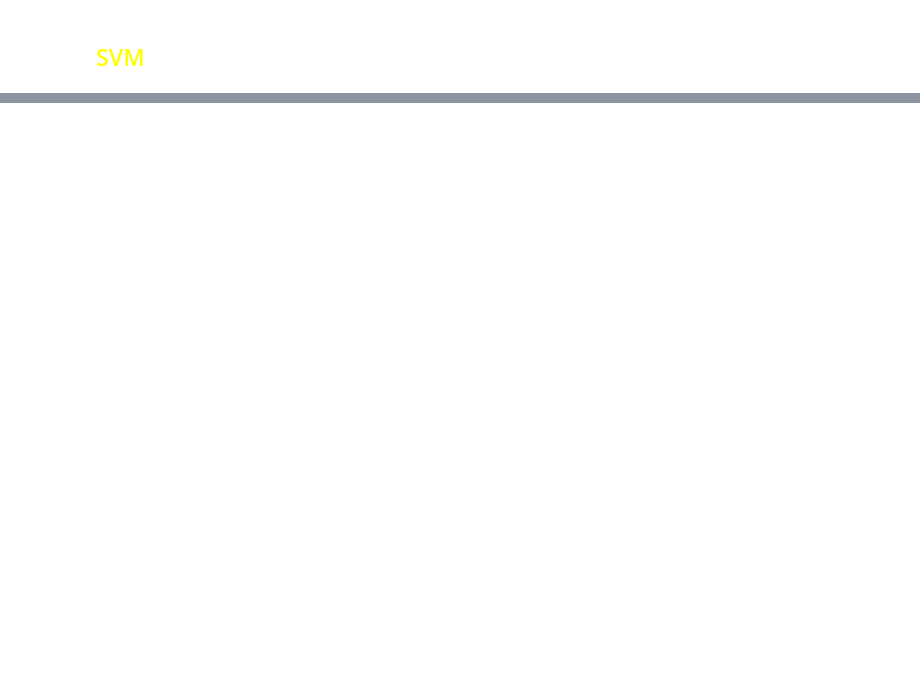
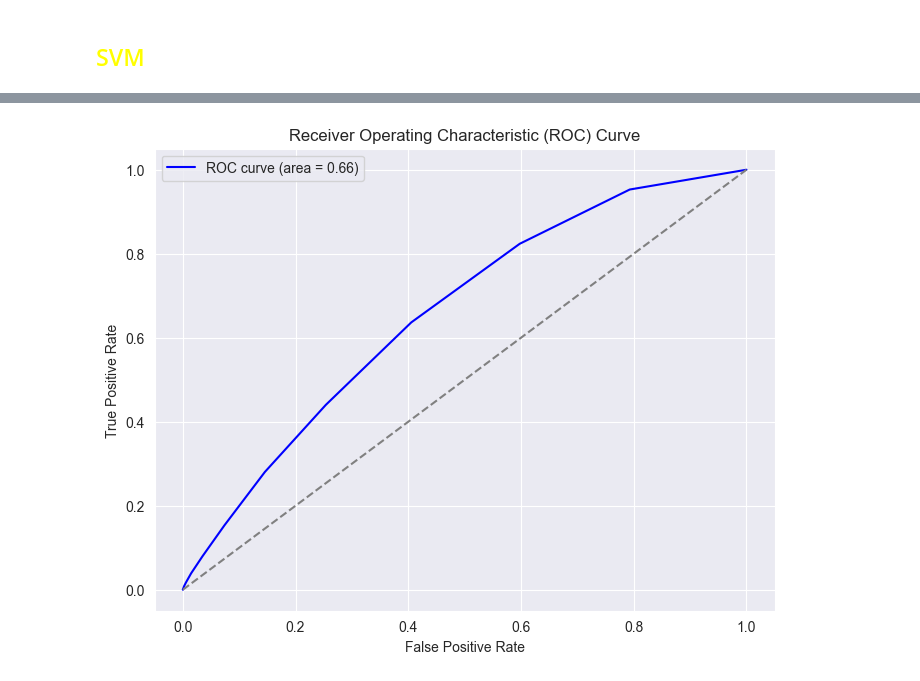
Before and after one commit to Udai-Senevirathne/Loan_Prediction, a Jupyter notebook: Visualization/Loan_Prediction.ipynb, the cells around one changed output, grey strips where cells are left out. Saved outputs shown, nothing was run; the diff lists cells and outputs as text; code cells hidden in the pictures; blank space fills up the shorter version.

```diff
--- a/Visualization/Loan_Prediction.ipynb
+++ b/Visualization/Loan_Prediction.ipynb
@@ -532,0 +410,79 @@ Y_pred
+# %%
+
+# cross val score , confusion matrix
+from sklearn.model_selection import cross_val_score
+from sklearn.metrics import confusion_matrix, roc_curve, auc
+from sklearn.feature_selection import chi2, mutual_info_classif
+
+# Define features and target variable
+Y = data['Risk_Flag']
+X = data.drop('Risk_Flag', axis=1)
+
+# Convert categorical variables to numerical
+label_encoders = {}
+for column in X.select_dtypes(include=['object']).columns:
+    le = LabelEncoder()
+    X[column] = le.fit_transform(X[column])
+    label_encoders[column] = le  # Save encoders for later use
+
+# Split dataset
+X_train, X_test, Y_train, Y_test = train_test_split(X, Y, test_size=0.3, random_state=42)
+
+# Finding the best K using cross-validation
+k_range = list(range(1, 21))
+k_scores = []
+
+for k in k_range:
+    knn = KNeighborsClassifier(n_neighbors=k)
+    scores = cross_val_score(knn, X_train, Y_train, cv=5, scoring='accuracy')
+    k_scores.append(scores.mean())
+
+best_k = k_range[np.argmax(k_scores)]
+print(f"Best K value: {best_k}")
+
+# Train and evaluate KNN with best K
+knn_best = KNeighborsClassifier(n_neighbors=best_k)
+knn_best.fit(X_train, Y_train)
+Y_pred = knn_best.predict(X_test)
+
+print("Classification Report:")
+print(classification_report(Y_test, Y_pred))
+
+# Plot ROC Curve
+Y_prob = knn_best.predict_proba(X_test)[:, 1]
+fpr, tpr, _ = roc_curve(Y_test, Y_prob)
+roc_auc = auc(fpr, tpr)
+
+plt.figure(figsize=(8, 6))
+plt.plot(fpr, tpr, color='blue', label=f'ROC curve (area = {roc_auc:.2f})')
+plt.plot([0, 1], [0, 1], color='gray', linestyle='--')
+plt.xlabel('False Positive Rate')
+plt.ylabel('True Positive Rate')
+plt.title('Receiver Operating Characteristic (ROC) Curve')
+plt.legend()
+plt.show()
+
+# Confusion Matrix
+conf_matrix = confusion_matrix(Y_test, Y_pred)
+sns.heatmap(conf_matrix, annot=True, fmt='d', cmap='Blues')
+plt.xlabel('Predicted')
+plt.ylabel('Actual')
+plt.title('Confusion Matrix')
+plt.show()
+
+# Find the best K using Chi-Square and Mutual Information
+chi_scores, _ = chi2(X_train, Y_train)
+mi_scores = mutual_info_classif(X_train, Y_train)
+
+# Print top features based on Chi-Square
+chi_sorted_indices = np.argsort(chi_scores)[::-1]
+print("Top features based on Chi-Square test:")
+for i in chi_sorted_indices[:5]:
+    print(f"{X.columns[i]}: {chi_scores[i]:.2f}")
+
+# Print top features based on Mutual Information
+mi_sorted_indices = np.argsort(mi_scores)[::-1]
+print("\nTop features based on Mutual Information:")
+for i in mi_sorted_indices[:5]:
+    print(f"{X.columns[i]}: {mi_scores[i]:.2f}")
+# %% [output]
@@ -532,0 +499 @@ Y_pred
+[figure, added]
```
Also changed, not shown: parts of 47 cells of this notebook, 1 other file.
